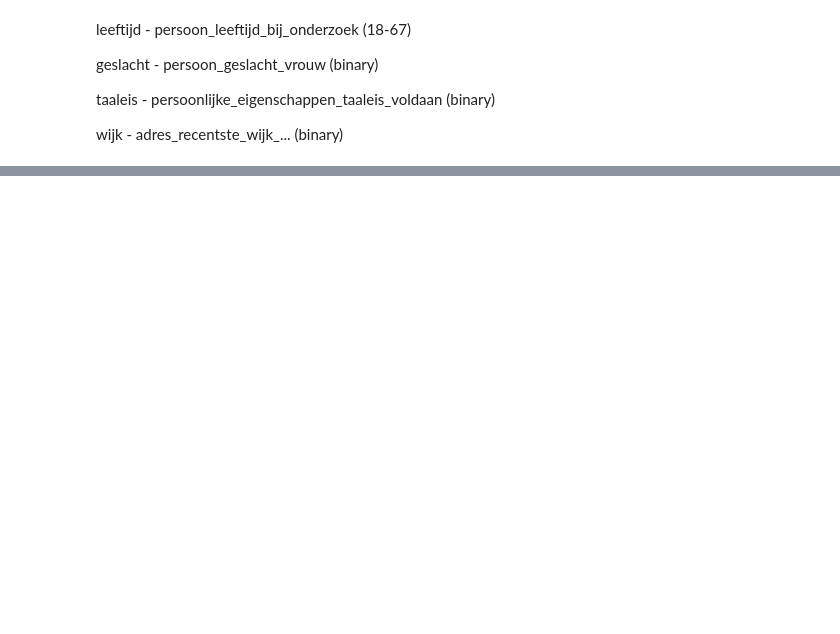
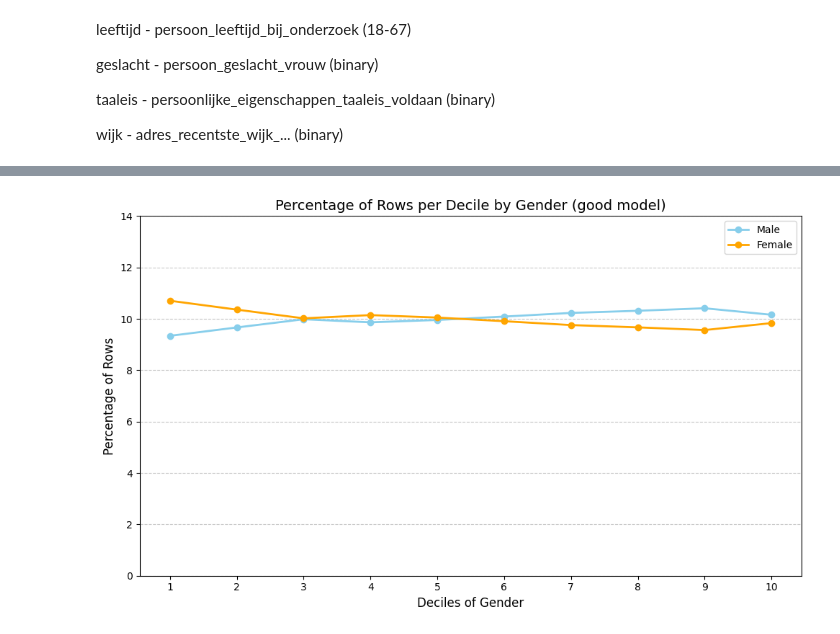
Before and after one commit to nouwerkerk/AI-Testing-33, a Jupyter notebook: testing.ipynb, the cells around one changed output, grey strips where cells are left out. Saved outputs shown, nothing was run; the diff lists cells and outputs as text; code cells hidden in the pictures; blank space fills up the shorter version.

```diff
--- a/testing.ipynb
+++ b/testing.ipynb
@@ -329,0 +341,4 @@ percentage_per_decile_age(test_data)
+# %%
+percentage_per_decile_gender('persoon_geslacht_vrouw', test_data_good, session_good, 'Percentage of Rows per Decile by Gender (good model)')
+# %% [output]
+[figure, added]
```
Also changed, not shown: parts of 39 cells of this notebook, 1 other file.
